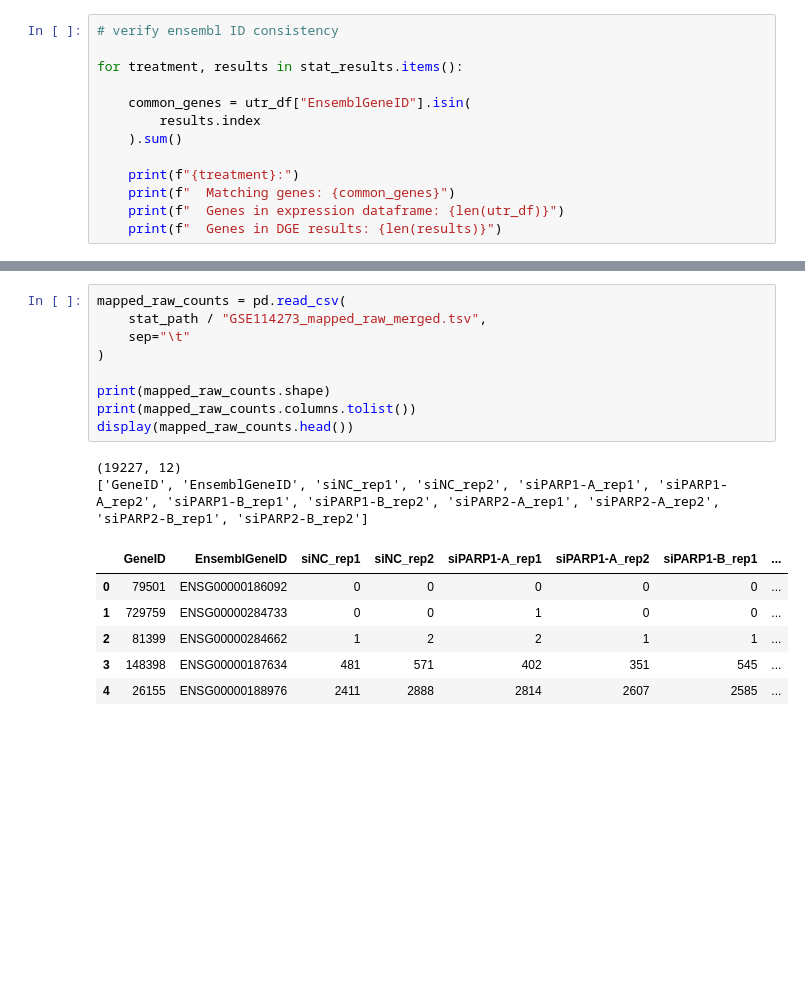
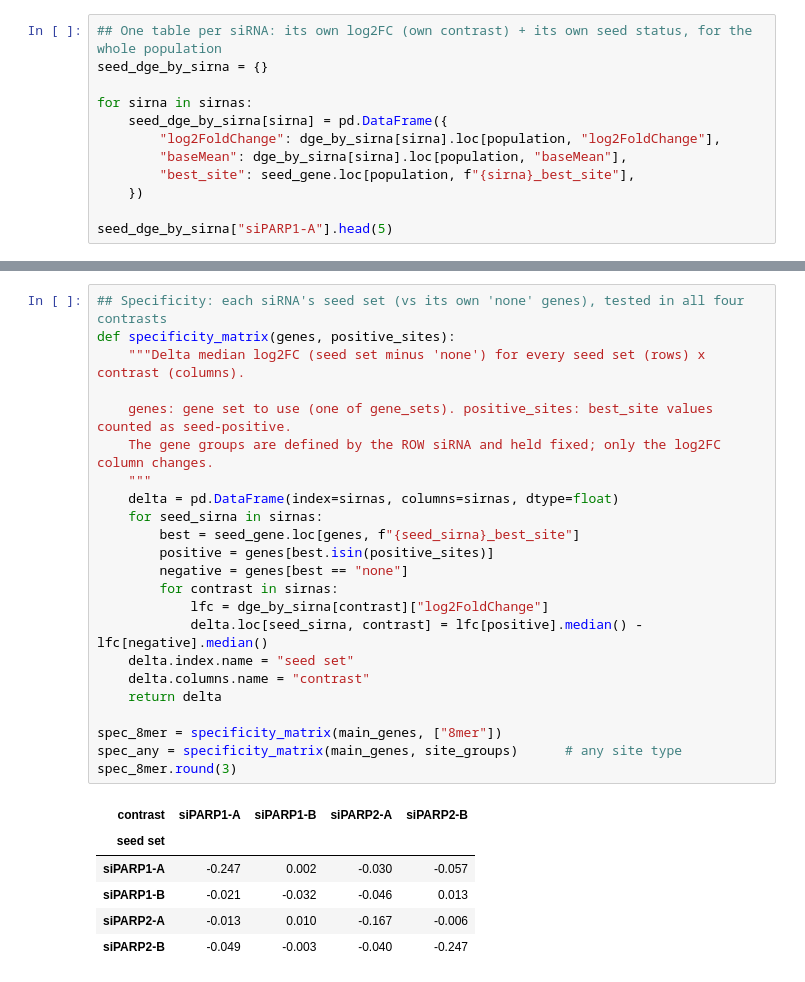
Before and after one commit to pietschM13/siRNA_off_target_effects, a Jupyter notebook: notebooks/GSE114273/04_off_target_analysis.ipynb, the cells around one changed output, grey strips where cells are left out. Drawn from its saved outputs; the diff is of its cells as text; blank space fills up the shorter version.

```diff
--- a/notebooks/GSE114273/04_off_target_analysis.ipynb
+++ b/notebooks/GSE114273/04_off_target_analysis.ipynb
@@ -69,14 +88,13 @@ ENSG00000188976  4.836453e-03  1.050263e-02
 # %%
-# verify ensembl ID consistency
+## One table per siRNA: its own log2FC (own contrast) + its own seed status, for the whole population
+seed_dge_by_sirna = {}
 
-for treatment, results in stat_results.items():
+for sirna in sirnas:
+    seed_dge_by_sirna[sirna] = pd.DataFrame({
+        "log2FoldChange": dge_by_sirna[sirna].loc[population, "log2FoldChange"],
+        "baseMean": dge_by_sirna[sirna].loc[population, "baseMean"],
+        "best_site": seed_gene.loc[population, f"{sirna}_best_site"],
+    })
 
-    common_genes = utr_df["EnsemblGeneID"].isin(
-        results.index
-    ).sum()
-
-    print(f"{treatment}:")
-    print(f"  Matching genes: {common_genes}")
-    print(f"  Genes in expression dataframe: {len(utr_df)}")
-    print(f"  Genes in DGE results: {len(results)}")
+seed_dge_by_sirna["siPARP1-A"].head(5)
 # %% [output]
@@ -291,19 +261,31 @@ cdf_statistics_df[
 # %%
-mapped_raw_counts = pd.read_csv(
-    stat_path / "GSE114273_mapped_raw_merged.tsv",
-    sep="\t"
-)
+## Specificity: each siRNA's seed set (vs its own 'none' genes), tested in all four contrasts
+def specificity_matrix(genes, positive_sites):
+    """Delta median log2FC (seed set minus 'none') for every seed set (rows) x contrast (columns).
 
-print(mapped_raw_counts.shape)
-print(mapped_raw_counts.columns.tolist())
-display(mapped_raw_counts.head())
+    genes: gene set to use (one of gene_sets). positive_sites: best_site values counted as seed-positive.
+    The gene groups are defined by the ROW siRNA and held fixed; only the log2FC column changes.
+    """
+    delta = pd.DataFrame(index=sirnas, columns=sirnas, dtype=float)
+    for seed_sirna in sirnas:
+        best = seed_gene.loc[genes, f"{seed_sirna}_best_site"]
+        positive = genes[best.isin(positive_sites)]
+        negative = genes[best == "none"]
+        for contrast in sirnas:
+            lfc = dge_by_sirna[contrast]["log2FoldChange"]
+            delta.loc[seed_sirna, contrast] = lfc[positive].median() - lfc[negative].median()
+    delta.index.name = "seed set"
+    delta.columns.name = "contrast"
+    return delta
+
+spec_8mer = specificity_matrix(main_genes, ["8mer"])
+spec_any = specificity_matrix(main_genes, site_groups)      # any site type
+spec_8mer.round(3)
 # %% [output]
-(19227, 12)
-['GeneID', 'EnsemblGeneID', 'siNC_rep1', 'siNC_rep2', 'siPARP1-A_rep1', 'siPARP1-A_rep2', 'siPARP1-B_rep1', 'siPARP1-B_rep2', 'siPARP2-A_rep1', 'siPARP2-A_rep2', 'siPARP2-B_rep1', 'siPARP2-B_rep2']
-|  | GeneID | EnsemblGeneID | siNC_rep1 | siNC_rep2 | siPARP1-A_rep1 | siPARP1-A_rep2 | siPARP1-B_rep1 | ... |
-| 0 | 79501 | ENSG00000186092 | 0 | 0 | 0 | 0 | 0 | ... |
-| 1 | 729759 | ENSG00000284733 | 0 | 0 | 1 | 0 | 0 | ... |
-| 2 | 81399 | ENSG00000284662 | 1 | 2 | 2 | 1 | 1 | ... |
-| 3 | 148398 | ENSG00000187634 | 481 | 571 | 402 | 351 | 545 | ... |
-| 4 | 26155 | ENSG00000188976 | 2411 | 2888 | 2814 | 2607 | 2585 | ... |
+| contrast | siPARP1-A | siPARP1-B | siPARP2-A | siPARP2-B |
+| seed set |  |  |  |  |
+| siPARP1-A | -0.247 | 0.002 | -0.030 | -0.057 |
+| siPARP1-B | -0.021 | -0.032 | -0.046 | 0.013 |
+| siPARP2-A | -0.013 | 0.010 | -0.167 | -0.006 |
+| siPARP2-B | -0.049 | -0.003 | -0.040 | -0.247 |
 # %%
```
Also changed, not shown: parts of 26 cells of this notebook, 4 other files.
